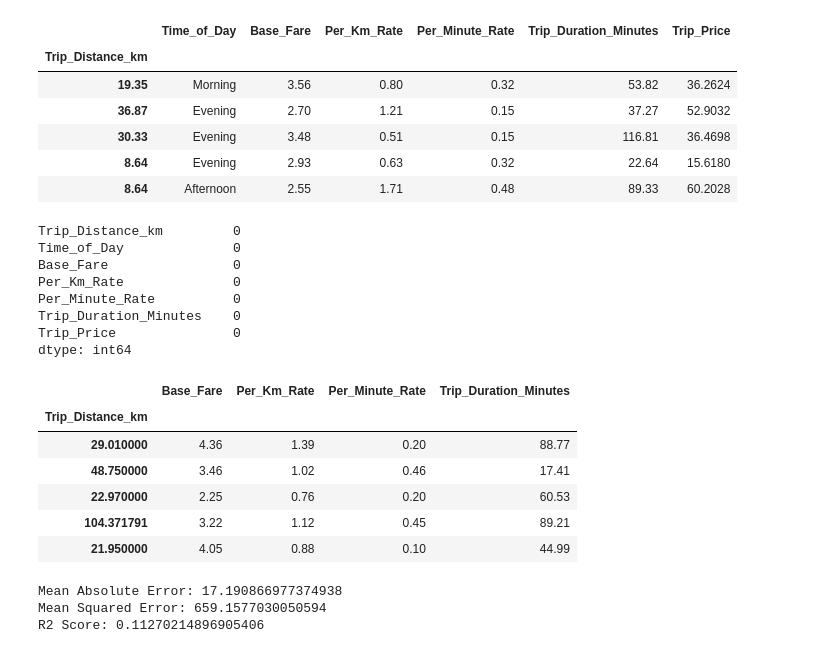
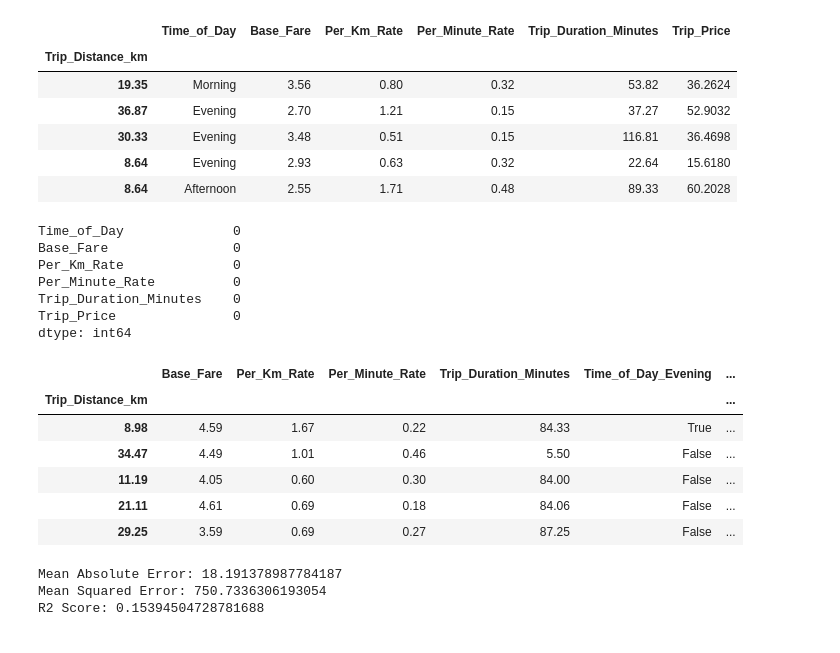
Before and after one commit to Shirasoki/taxi-prediction-fullstack-max-gustafsson-opa24, a Jupyter notebook: src/taxipred/models/random_forest.ipynb, the cells around one changed output. Cells and saved outputs as stored; diff of their text form; code cells hidden in the pictures.

Commit message:
fixed a error with tripdistance and finished the model

```diff
--- a/src/taxipred/models/random_forest.ipynb
+++ b/src/taxipred/models/random_forest.ipynb
@@ -12,7 +12,7 @@ import numpy as np
 import matplotlib.pyplot as plt
 import seaborn as sns
 
-df = pd.read_csv(CLEANED_CSV_PATH, index_col=0)
+df = pd.read_csv(CLEANED_CSV_PATH)
 df.head()
 # %% [output]
 |  | Time_of_Day | Base_Fare | Per_Km_Rate | Per_Minute_Rate | Trip_Duration_Minutes | Trip_Price |
@@ -25,7 +25,6 @@ df.head()
 # %%
 df.isnull().sum()
 # %% [output]
-Trip_Distance_km         0
 Time_of_Day              0
 Base_Fare                0
 Per_Km_Rate              0
@@ -33,34 +32,35 @@ Per_Minute_Rate          0
 Trip_Duration_Minutes    0
 Trip_Price               0
 dtype: int64
+# %%
+df = pd.get_dummies(df, columns=["Time_of_Day"], drop_first=True)
 # %%
 from sklearn.model_selection import train_test_split
 x, y = df.drop(columns=["Trip_Price"]), df['Trip_Price']
-x_train, x_test, y_train, y_test = train_test_split(x, y, test_size=0.2, random_state=42)
+x_train, x_test, y_train, y_test = train_test_split(x, y, test_size=0.3, random_state=42)
 x_train.shape, x_test.shape, y_train.shape, y_test.shape
 x_train.head()
 # %% [output]
-|  | Base_Fare | Per_Km_Rate | Per_Minute_Rate | Trip_Duration_Minutes |
-| Trip_Distance_km |  |  |  |  |
-| 29.010000 | 4.36 | 1.39 | 0.20 | 88.77 |
-| 48.750000 | 3.46 | 1.02 | 0.46 | 17.41 |
-| 22.970000 | 2.25 | 0.76 | 0.20 | 60.53 |
-| 104.371791 | 3.22 | 1.12 | 0.45 | 89.21 |
-| 21.950000 | 4.05 | 0.88 | 0.10 | 44.99 |
+|  | Base_Fare | Per_Km_Rate | Per_Minute_Rate | Trip_Duration_Minutes | Time_of_Day_Evening | ... |
+| Trip_Distance_km |  |  |  |  |  | ... |
+| 8.98 | 4.59 | 1.67 | 0.22 | 84.33 | True | ... |
+| 34.47 | 4.49 | 1.01 | 0.46 | 5.50 | False | ... |
+| 11.19 | 4.05 | 0.60 | 0.30 | 84.00 | False | ... |
+| 21.11 | 4.61 | 0.69 | 0.18 | 84.06 | False | ... |
+| 29.25 | 3.59 | 0.69 | 0.27 | 87.25 | False | ... |
 # %%
 from sklearn.ensemble import RandomForestRegressor
 model = RandomForestRegressor()
 model.fit(x_train, y_train)
 y_pred = model.predict(x_test)
 # %%
-# Regression metrics
 from sklearn.metrics import mean_absolute_error, mean_squared_error, r2_score
 
 print("Mean Absolute Error:", mean_absolute_error(y_test, y_pred))
 print("Mean Squared Error:", mean_squared_error(y_test, y_pred))
 print("R2 Score:", r2_score(y_test, y_pred))
 # %% [output]
-Mean Absolute Error: 17.190866977374938
-Mean Squared Error: 659.1577030050594
-R2 Score: 0.11270214896905406
+Mean Absolute Error: 18.191378987784187
+Mean Squared Error: 750.7336306193054
+R2 Score: 0.15394504728781688
 # %%
```
Also changed, not shown: parts of 3 cells of this notebook, 1 other file.
